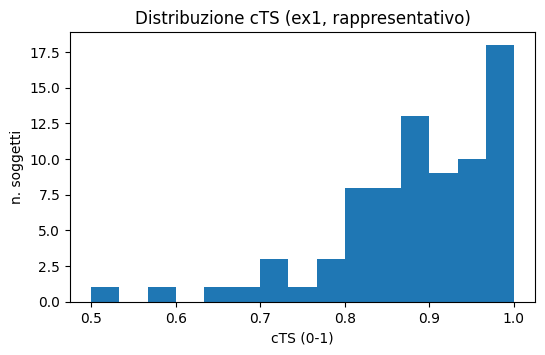
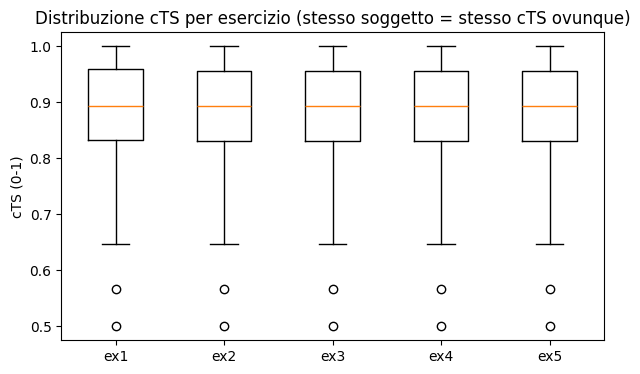
Unified diff of the notebook cell whose output changed from the first chart to the second:
--- before
+++ after
@@ -1,5 +1,5 @@
-fig, ax = plt.subplots(figsize=(6, 3.5))
-ax.hist(data["ex1"]["cTS"], bins=15)
-ax.set_xlabel("cTS (0-1)"); ax.set_ylabel("n. soggetti")
-ax.set_title("Distribuzione cTS (ex1, rappresentativo)")
+fig, ax = plt.subplots(figsize=(7, 4))
+ax.boxplot([data[ex]["cTS"] for ex in data], tick_labels=list(data.keys()))
+ax.set_ylabel("cTS (0-1)")
+ax.set_title("Distribuzione cTS per esercizio (stesso soggetto = stesso cTS ovunque)")
 plt.show()

Commit: Add significance testing throughout the notebooks, fix a stale-feature bug